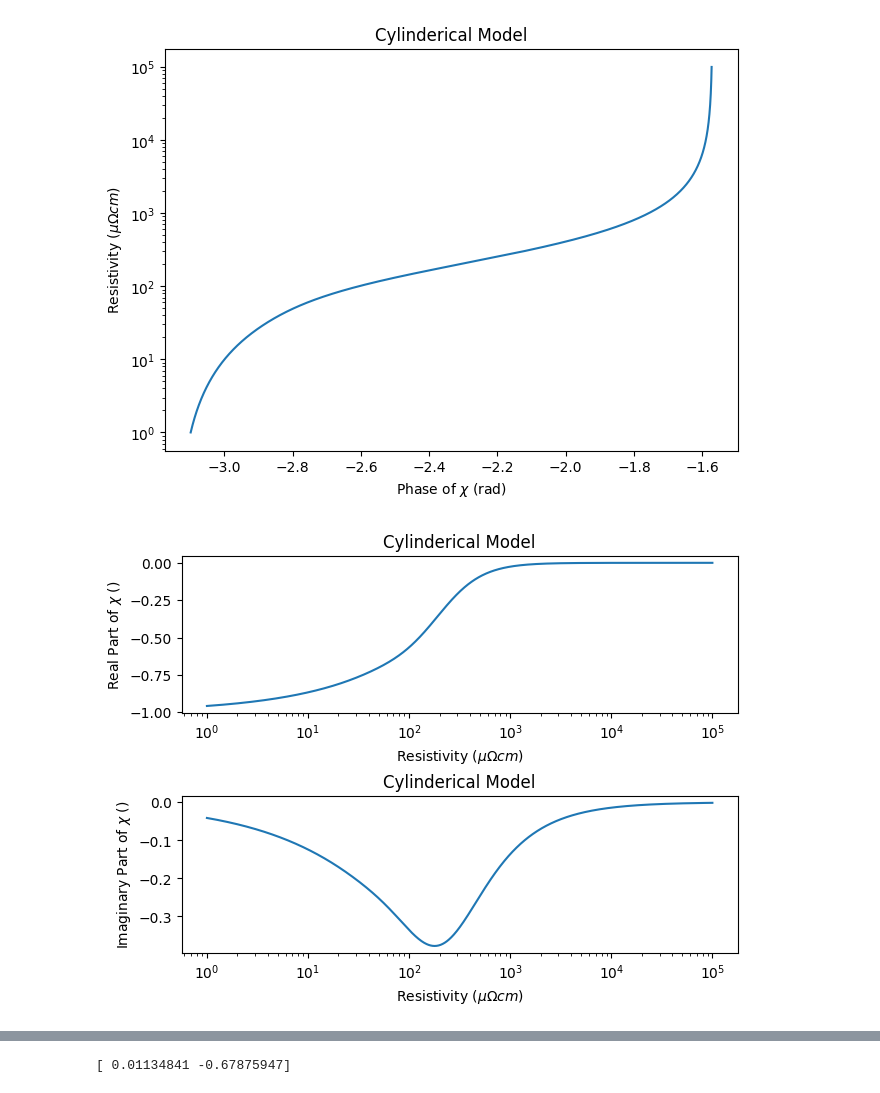
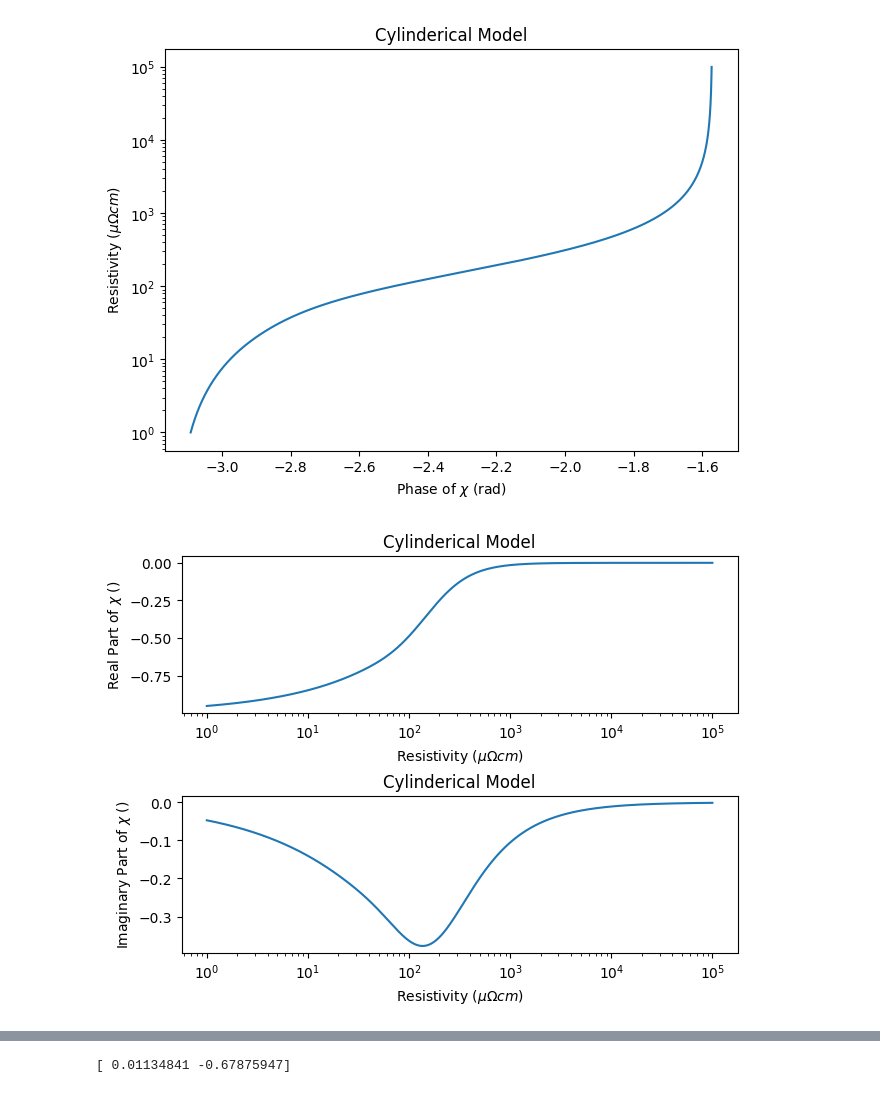
Before and after one commit to wendl198/ContactlessProbe, a Jupyter notebook: AnalysisStuff/PhasePredict.ipynb, the cells around one changed output, grey strips where cells are left out. Cells and saved outputs as stored; diff of their text form; code cells hidden in the pictures.

```diff
--- a/AnalysisStuff/PhasePredict.ipynb
+++ b/AnalysisStuff/PhasePredict.ipynb
@@ -13,39 +13,40 @@ def get_skin_depth(rho,frequency=671111):
 
 rhos = np.logspace(-8,-3,1000)
 # rhos = np.logspace(-11,-6,1000) #aluminum
-# a = (get_area(sample_pic,otherstuff)/np.pi)**.5 #TODO calculate area of arbitrary geometry
+# a = (get_area(sample_pic,otherstuff)/np.pi)**.5
 a = .096*25.4e-3/2 #this is the radius of the sample #Al sample
 a = .115*25.4e-3/2 #this is the radius of the sample #BW60_1
+a = 1.275e-3 #BW79_1
 # a = np.sqrt(1.5748e-3*1.524e-3/np.pi) # r = sqrt(Area/pi)
 chis = np.zeros(len(rhos),dtype=np.complex128)
 for i, rho in enumerate(rhos):
     rk =(1-1j)*a/get_skin_depth(rho)
     chis[i] = 2/rk*jv(1,rk)/jv(0,rk)-1
 
 fig = plt.figure(constrained_layout = True)
 ax = fig.add_subplot(1, 1, 1)
 ax.plot(np.angle(chis),rhos*1e8)
 ax.set_xlabel(r'Phase of $\chi$ (rad)')
 ax.set_ylabel(r'Resistivity ($\mu \Omega cm$)')
 ax.set_title('Cylinderical Model')
 ax.set_yscale('log')
 
 fig2 = plt.figure(constrained_layout = True)
 bx = fig2.add_subplot(2, 1, 1)
 cx = fig2.add_subplot(2, 1, 2)
 bx.plot(rhos*1e8,np.real(chis))
 bx.set_xlabel(r'Resistivity ($\mu \Omega cm$)')
 bx.set_ylabel(r'Real Part of $\chi$ ()')
 bx.set_title('Cylinderical Model')
 bx.set_xscale('log')
 cx.plot(rhos*1e8,np.imag(chis))
 cx.set_xlabel(r'Resistivity ($\mu \Omega cm$)')
 cx.set_ylabel(r'Imaginary Part of $\chi$ ()')
 cx.set_title('Cylinderical Model')
 cx.set_xscale('log')
 # %% [output]
-[figure, old version]
+[figure, new version]
-[figure, old version]
+[figure, new version]
 # %%
 # view and zoom into data to get specific information
 
```
Also changed, not shown: parts of 6 cells of this notebook, 5 other files.
